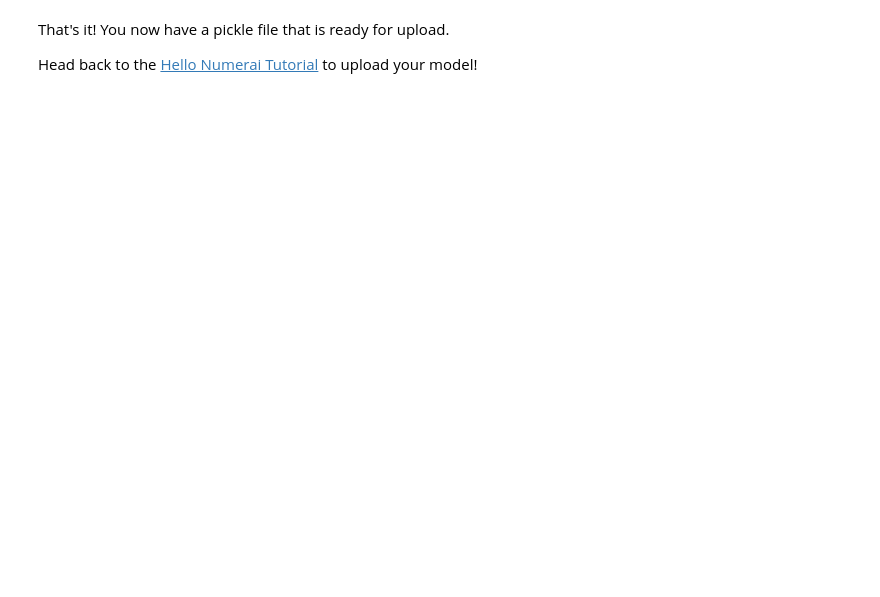
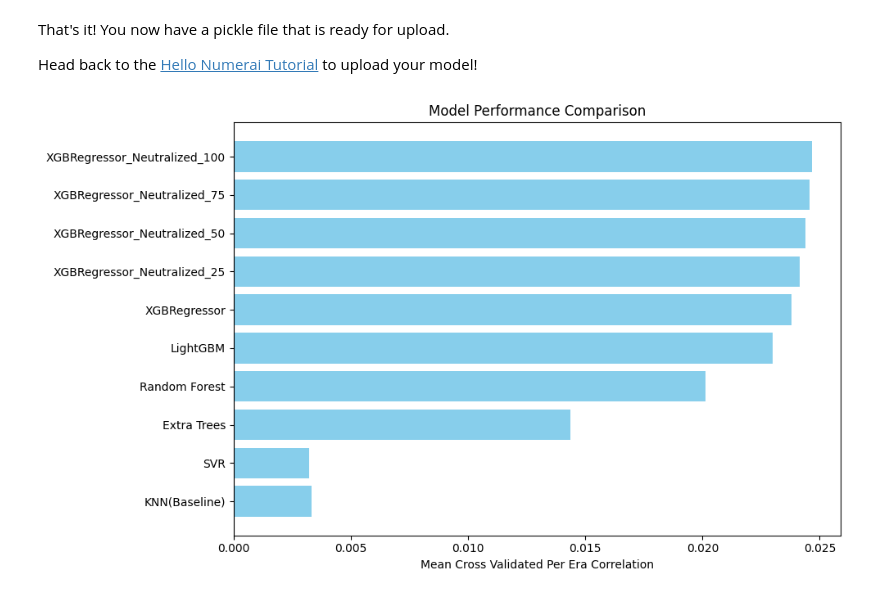
Before and after one commit to ayotomiwaa/aml-numerai-2, a Jupyter notebook: ExtraTreesREgressor.ipynb, the cells around one changed output. Drawn from its saved outputs; the diff is of its cells as text; code cells hidden in the pictures; blank space fills up the shorter version.

```diff
--- a/ExtraTreesREgressor.ipynb
+++ b/ExtraTreesREgressor.ipynb
@@ -358,3 +363,27 @@ except:
 That's it! You now have a pickle file that is ready for upload.
 
 Head back to the [Hello Numerai Tutorial](https://numer.ai/tutorial/hello-numerai) to upload your model!
+# %%
+import matplotlib.pyplot as plt
+
+# Given model names and their performances
+models = [
+    "KNN(Baseline)", "SVR", "Extra Trees", "Random Forest",
+    "LightGBM", "XGBRegressor", "XGBRegressor_Neutralized_25", "XGBRegressor_Neutralized_50",
+    "XGBRegressor_Neutralized_75", "XGBRegressor_Neutralized_100"
+]
+performances = [
+    0.003311, 0.003221, 0.014356, 0.020143,
+    0.023003, 0.023814, 0.024162, 0.024408,
+    0.024582, 0.024660
+]
+
+# Plotting the horizontal bar chart
+plt.figure(figsize=(10, 6))
+plt.barh(models, performances, color='skyblue')
+plt.xlabel('Mean Cross Validated Per Era Correlation')
+plt.title('Model Performance Comparison')
+plt.tight_layout()
+plt.show()
+# %% [output]
+[figure, added]
```
Also changed, not shown: parts of 1 cell of this notebook.
